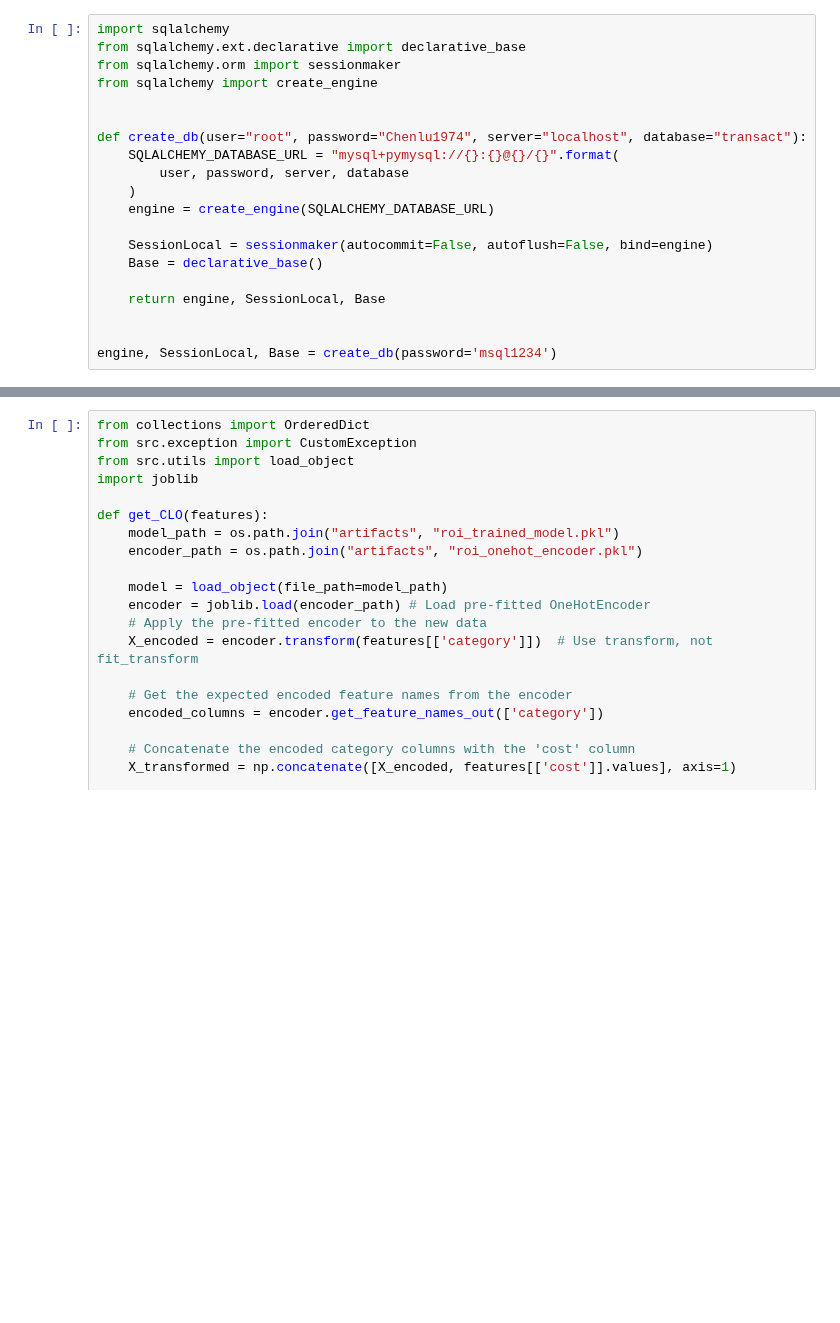
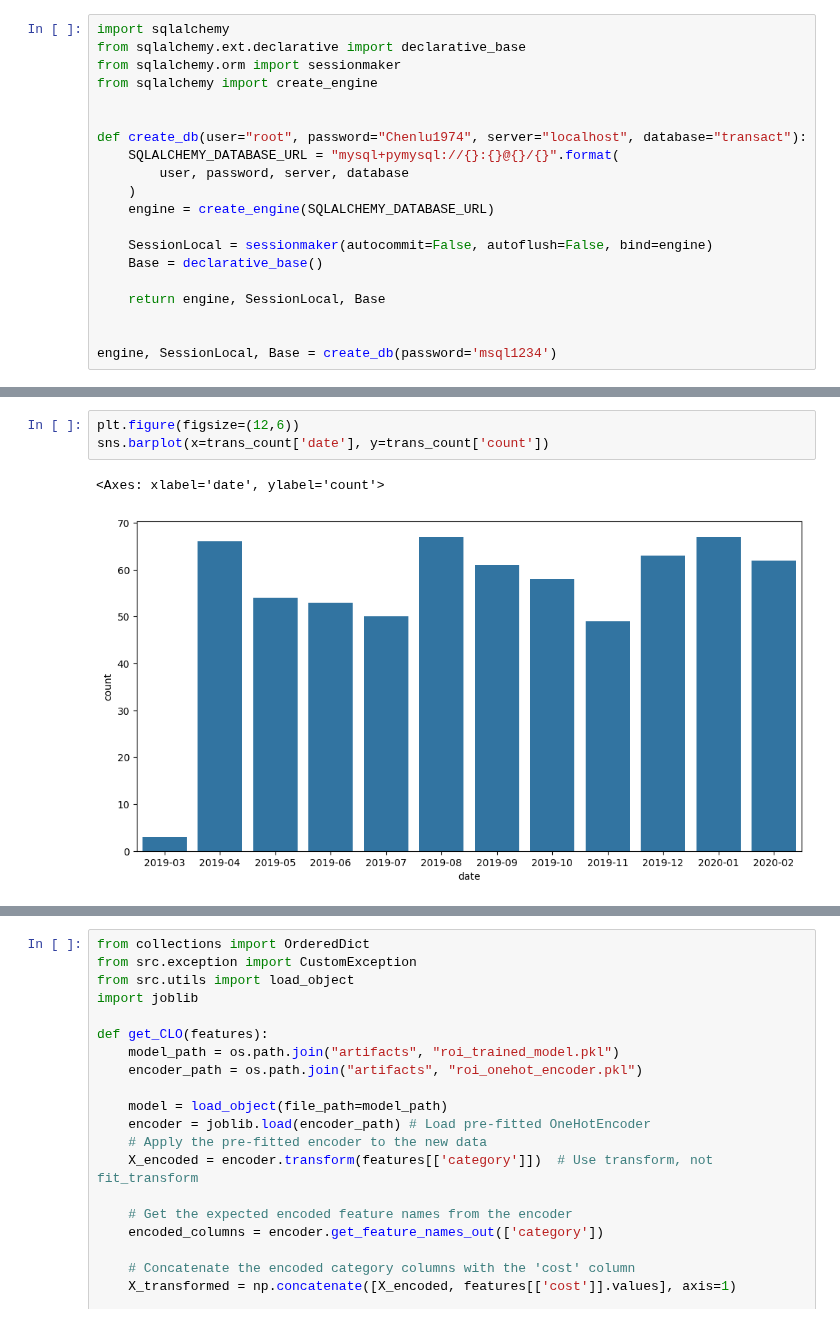
Before and after one commit to ChinSekYi/OpenAYEye, a Jupyter notebook: notebook/segment/plot.ipynb, the cells around one changed output, grey strips where cells are left out. Drawn from its saved outputs; the diff is of its cells as text; blank space fills up the shorter version.

```diff
--- a/notebook/segment/plot.ipynb
+++ b/notebook/segment/plot.ipynb
@@ -34,0 +55,6 @@ engine, SessionLocal, Base = create_db(password='msql1234')
+# %%
+plt.figure(figsize=(12,6))
+sns.barplot(x=trans_count['date'], y=trans_count['count'])
+# %% [output]
+<Axes: xlabel='date', ylabel='count'>
+[figure, added]
```
Also changed, not shown: parts of 8 cells of this notebook, 14 other files.
